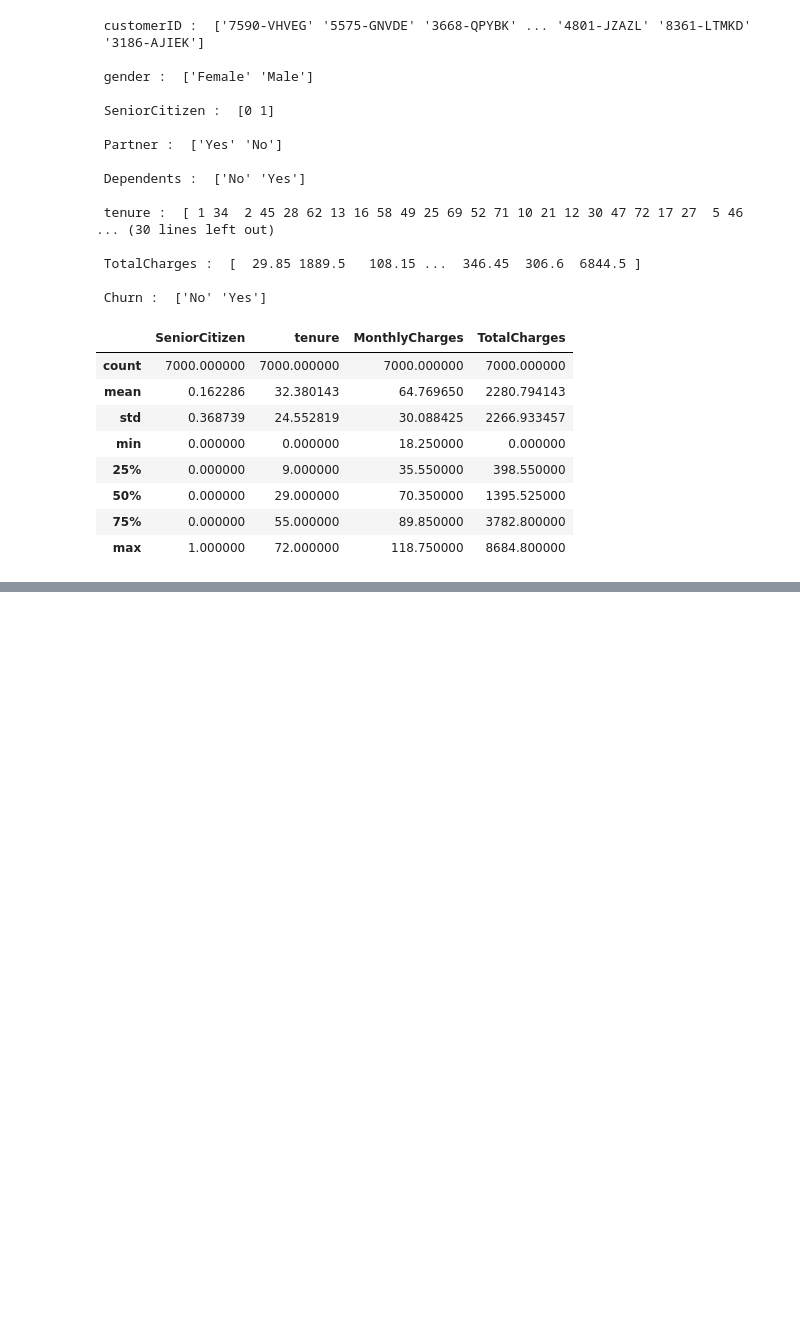
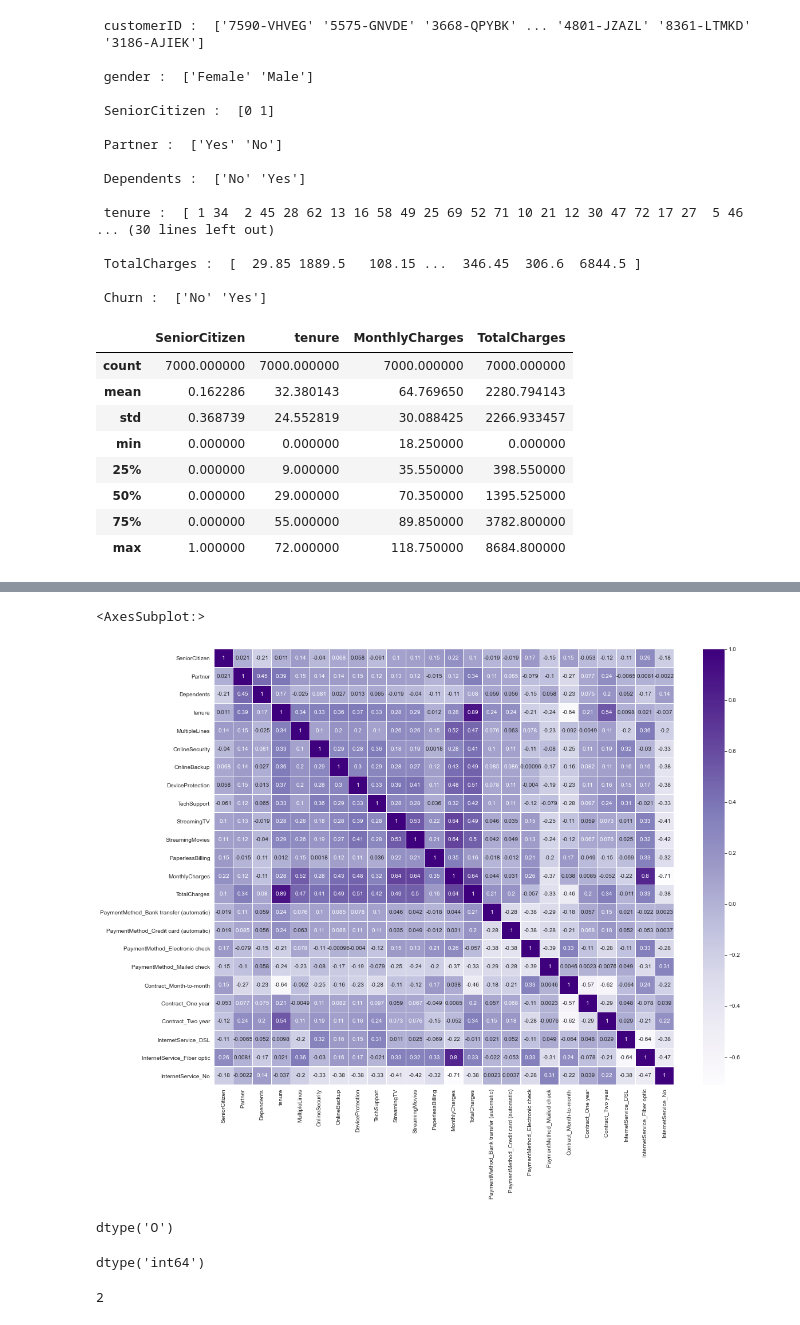
Before and after one commit to EnginKosure/CustomerChurnPredictionModel, a Jupyter notebook: data_prep_test1.ipynb, the cells around one changed output, grey strips where cells are left out. Cells and saved outputs as stored; diff of their text form; code cells hidden in the pictures; blank space fills up the shorter version.

```diff
--- a/data_prep_test1.ipynb
+++ b/data_prep_test1.ipynb
@@ -183,0 +396,11 @@ sns.countplot(x="StreamingMovies", hue="Churn", data=df,ax=axes[2][3] )
+# %%
+# check the correlation between the attributes
+fig,axe = plt.subplots(figsize = (18,14))
+sns.heatmap(X_train.corr(method='spearman'), cmap ="Purples", linewidths = 0.1, annot=True,ax=axe)
+# %% [output]
+<AxesSubplot:>
+[figure, added]
+# %%
+y_test.dtypes
+# %% [output]
+dtype('O')
@@ -183,0 +411,4 @@ sns.countplot(x="StreamingMovies", hue="Churn", data=df,ax=axes[2][3] )
+# %%
+y_test.dtypes
+# %% [output]
+dtype('int64')
@@ -183,0 +420,5 @@ sns.countplot(x="StreamingMovies", hue="Churn", data=df,ax=axes[2][3] )
+# %%
+class_weight1=int(y_train.value_counts()[0]/y_train.value_counts()[1])
+class_weight1
+# %% [output]
+2
```
Also changed, not shown: parts of 58 cells of this notebook, 1 other file.
